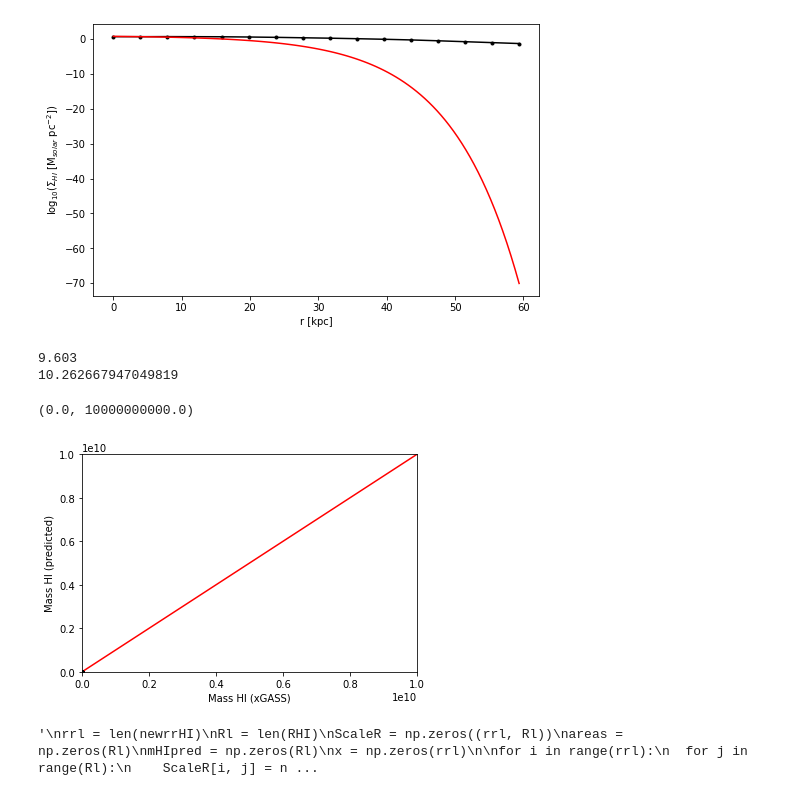
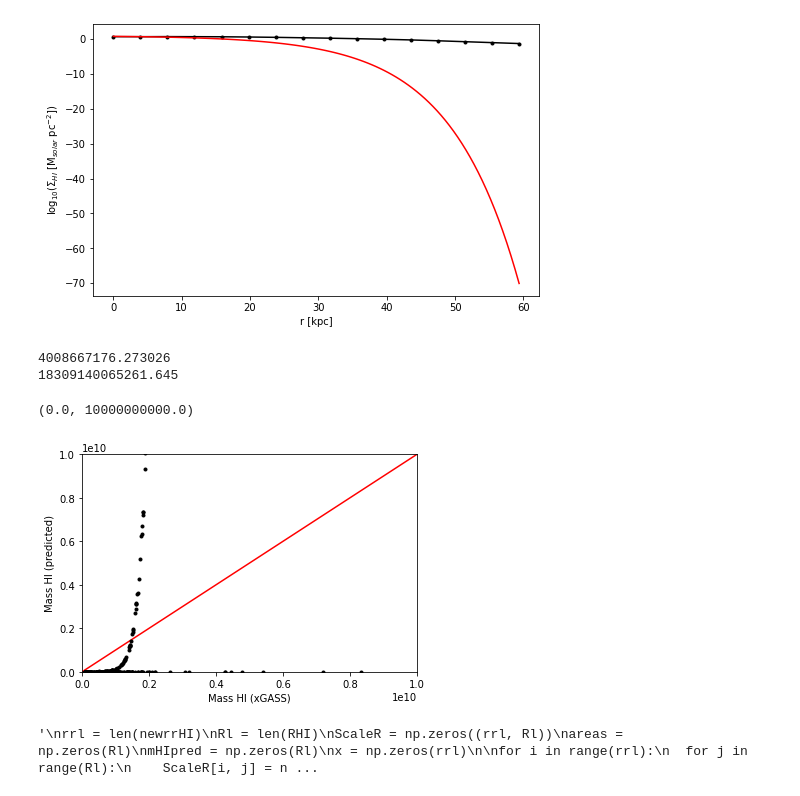
Before and after one commit to Luke-Williams-01/Luke-Williams-01, a Jupyter notebook: ICRARproject.ipynb, the cells around one changed output. Saved outputs shown, nothing was run; the diff lists cells and outputs as text; code cells hidden in the pictures.

```diff
--- a/ICRARproject.ipynb
+++ b/ICRARproject.ipynb
@@ -548,25 +557,25 @@ for i in range(Rl):
 # %%
 # Comparing how well the total predicted HI mass compares to the total HI mass from xGASS
 # Converting log(HI mass) to HI mass
-MassHI = lgMHI
-MassHIpred = lgMHIpred
+MassHI = 10**lgMHI
+MassHIpred = (10**lgMHIpred)*1000
 
 print(MassHI[0])
 print(MassHIpred[0])
 x1 = np.linspace(0, 10000000000, 1000)
 y1 = np.linspace(0, 10000000000, 1000)
 
 plt.plot(x1, y1, 'r-')
 plt.plot(MassHI[0:500], MassHIpred[0:500], 'k.')
 plt.xlabel('Mass HI (xGASS)')
 plt.ylabel('Mass HI (predicted)')
 plt.ylim(0, max(y1))
 plt.xlim(0, max(x1))
 # %% [output]
-9.603
-10.262667947049819
+4008667176.273026
+18309140065261.645
 (0.0, 10000000000.0)
-[figure, old version]
+[figure, new version]
 # %%
 '''
 rrl = len(newrrHI)
```
Also changed, not shown: parts of 5 cells of this notebook.
